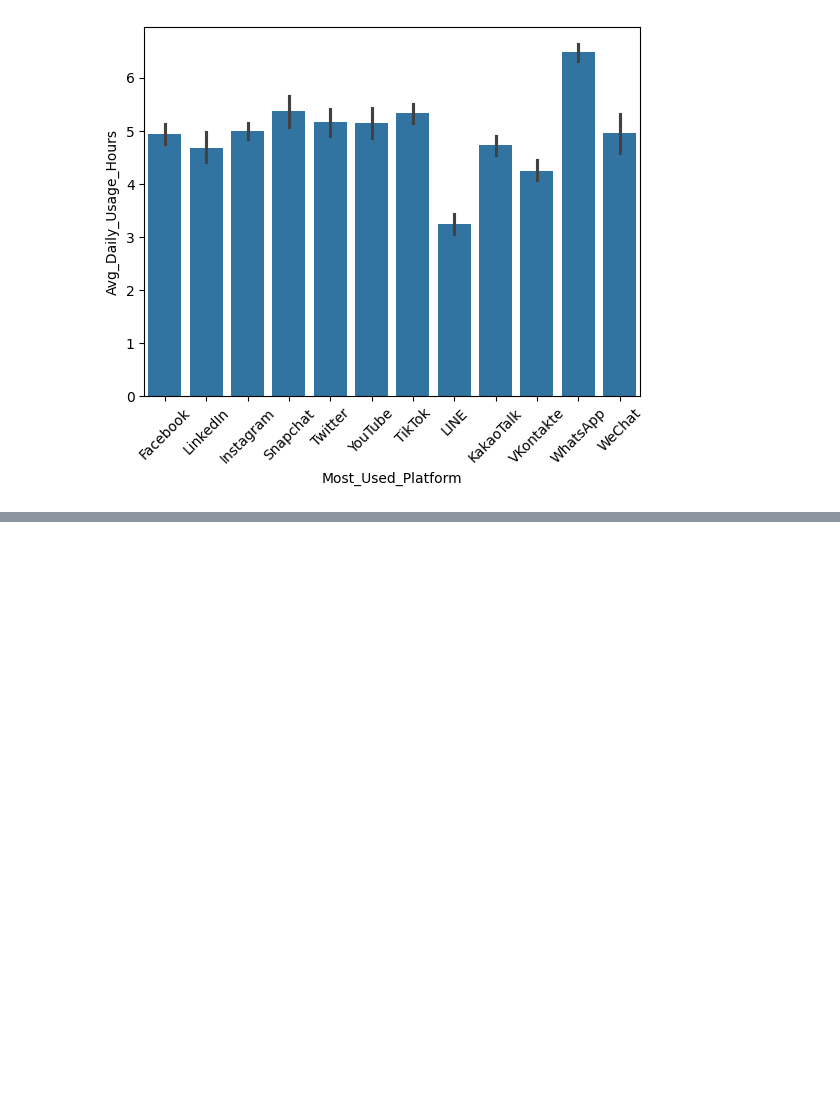
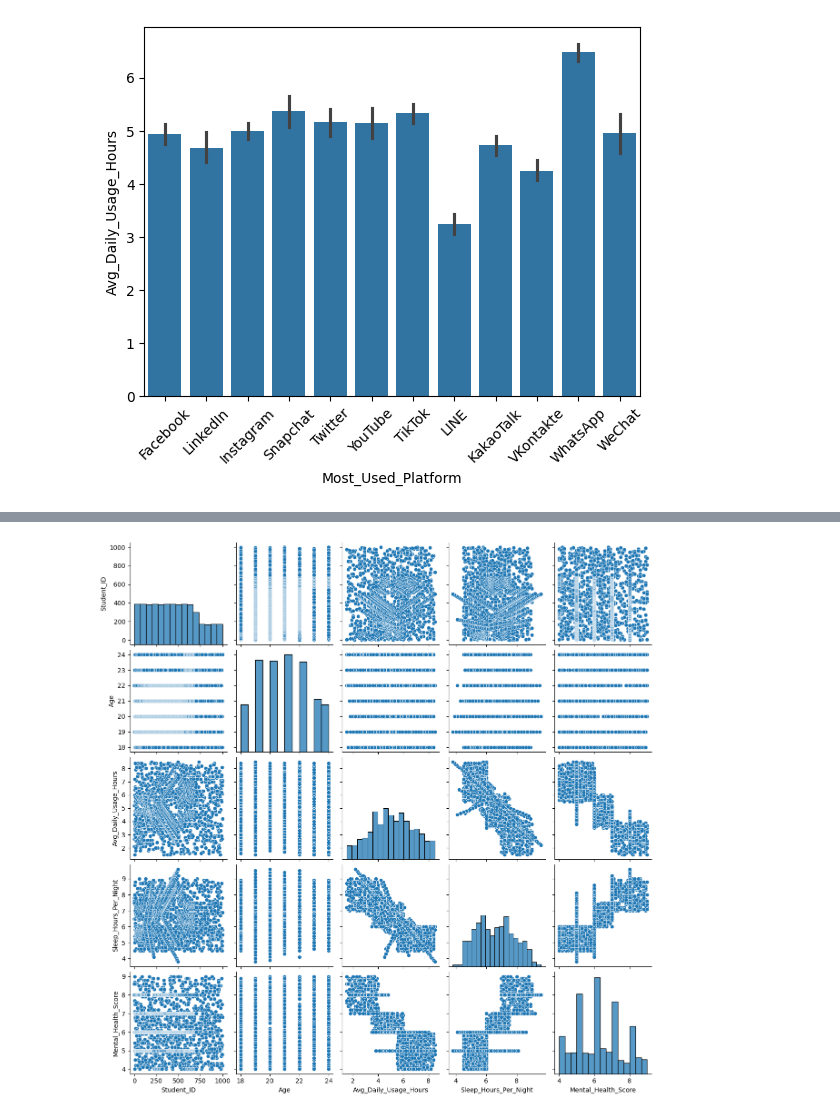
Before and after one commit to BinaryWhizz/Data-Analysis, a Jupyter notebook: Data Analysis 01/DA procedures/01.ipynb, the cells around one changed output, grey strips where cells are left out. Cells and saved outputs as stored; diff of their text form; code cells hidden in the pictures; blank space fills up the shorter version.

```diff
--- a/Data Analysis 01/DA procedures/01.ipynb
+++ b/Data Analysis 01/DA procedures/01.ipynb
@@ -609,0 +701,7 @@ plt.show()
+# %%
+# Pairplot (Full Relationship Overview)
+
+sns.pairplot(df1)
+plt.show()
+# %% [output]
+[figure, added]
```
Also changed, not shown: parts of 17 cells of this notebook.
